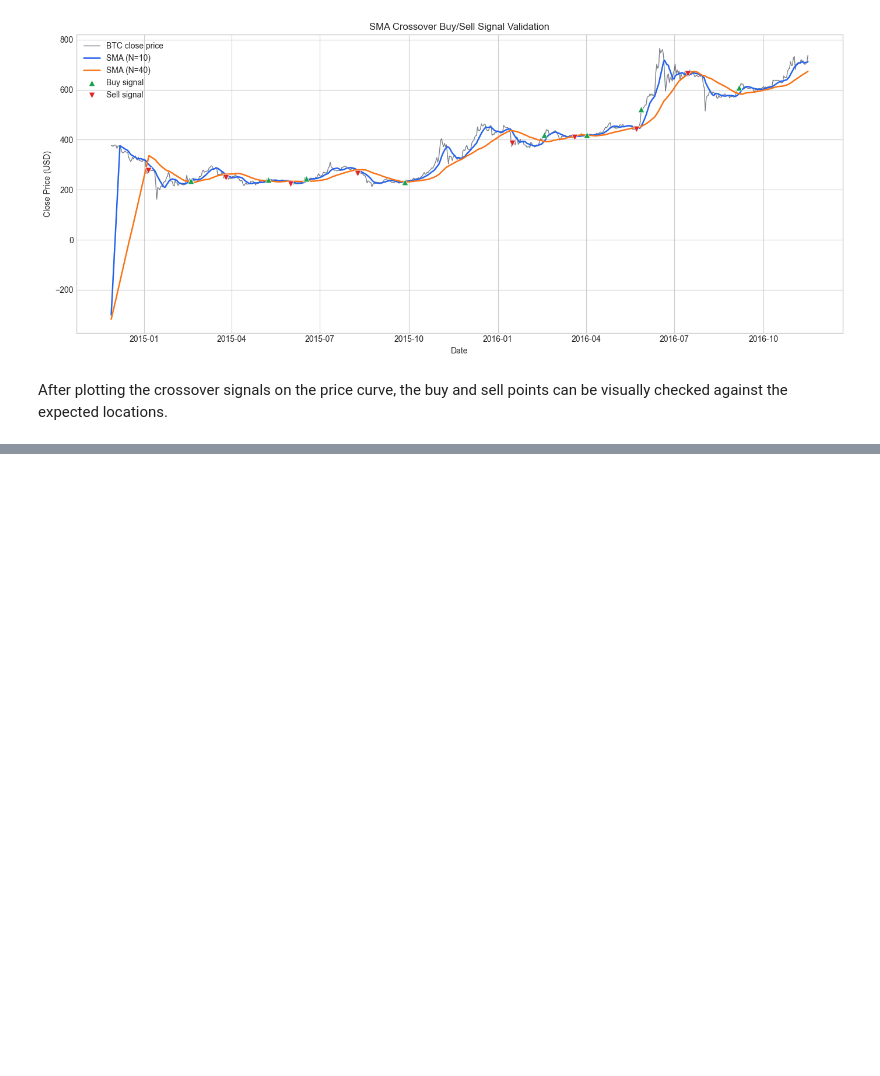
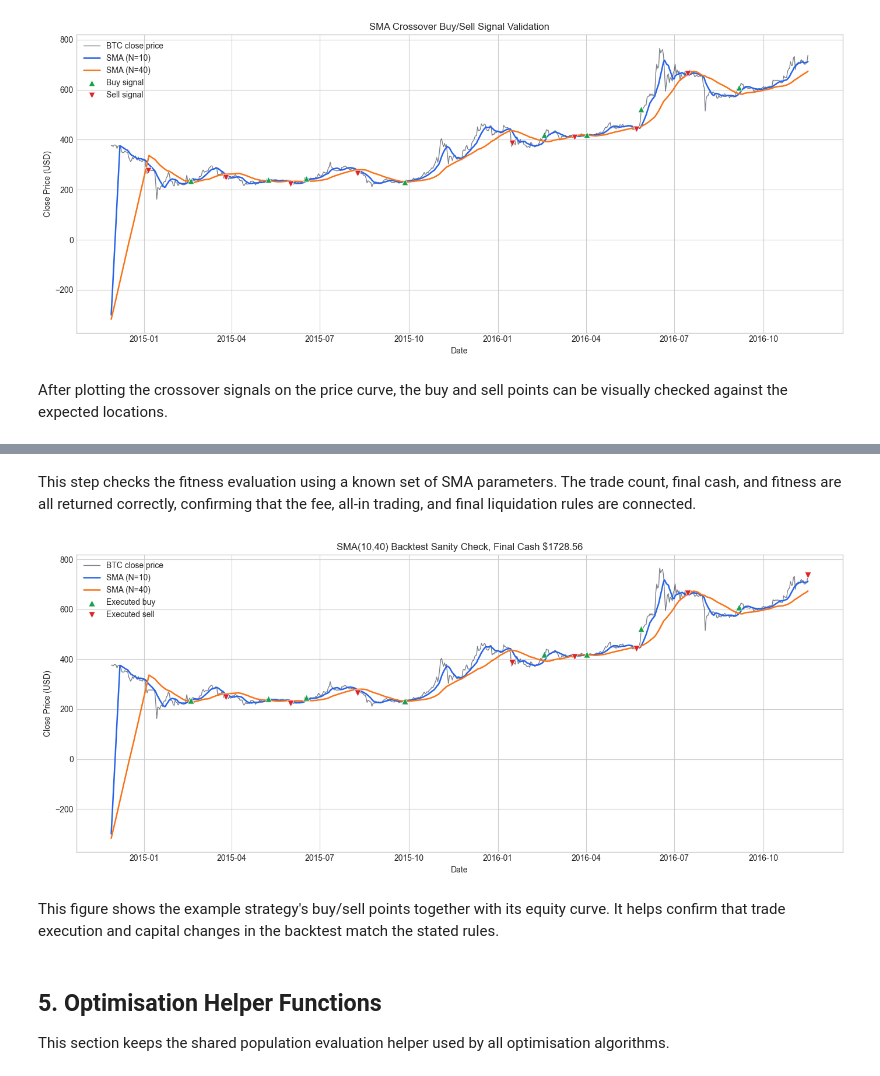
Before and after one commit to vneo-m/bitcoin-trading-optimization, a Jupyter notebook: bitcoin-trading-optimization.ipynb, the cells around one changed output, grey strips where cells are left out. Drawn from its saved outputs; the diff is of its cells as text; code cells hidden in the pictures; blank space fills up the shorter version.

Commit message:
add trading bot backtest

```diff
--- a/bitcoin-trading-optimization.ipynb
+++ b/bitcoin-trading-optimization.ipynb
@@ -315,0 +585,39 @@ After plotting the crossover signals on the price curve, the buy and sell points
+# %% [markdown]
+This step checks the fitness evaluation using a known set of SMA parameters. The trade count, final cash, and fitness are all returned correctly, confirming that the fee, all-in trading, and final liquidation rules are connected.
+# %%
+# Visual sanity check for the SMA(10,40) backtest on training data
+visual_points = 720
+visual_prices = train_data[:visual_points]
+visual_dates = train_prices.index[:visual_points]
+visual_high, visual_low = build_simple_signals(visual_prices, sma_10_40_simple)
+visual_fitness, visual_trades = evaluate_simple_bot(visual_prices, sma_10_40_simple, return_trades=True)
+
+buy_trade_indices = [trade["index"] for trade in visual_trades if trade["action"] == "buy"]
+sell_trade_indices = [trade["index"] for trade in visual_trades if trade["action"] in ["sell", "final_sell"]]
+
+fig, ax = plt.subplots(figsize=(14, 6))
+ax.plot(visual_dates, visual_prices, label="BTC close price", color="#111827", linewidth=1.0, alpha=0.55)
+ax.plot(visual_dates, visual_high, label="SMA (N=10)", color="#2563eb", linewidth=1.8)
+ax.plot(visual_dates, visual_low, label="SMA (N=40)", color="#f97316", linewidth=1.8)
+
+if buy_trade_indices:
+    ax.scatter(visual_dates[buy_trade_indices], visual_prices[buy_trade_indices], marker="^", s=65,
+               color="#16a34a", edgecolor="white", linewidth=0.6, label="Executed buy", zorder=5)
+if sell_trade_indices:
+    ax.scatter(visual_dates[sell_trade_indices], visual_prices[sell_trade_indices], marker="v", s=65,
+               color="#dc2626", edgecolor="white", linewidth=0.6, label="Executed sell", zorder=5)
+
+ax.set_title(f"SMA(10,40) Backtest Sanity Check, Final Cash ${visual_fitness:.2f}")
+ax.set_xlabel("Date")
+ax.set_ylabel("Close Price (USD)")
+ax.legend(loc="best")
+fig.tight_layout()
+plt.show()
+# %% [output]
+[figure, added]
+# %% [markdown]
+This figure shows the example strategy's buy/sell points together with its equity curve. It helps confirm that trade execution and capital changes in the backtest match the stated rules.
+# %% [markdown]
+## 5. Optimisation Helper Functions
+
+This section keeps the shared population evaluation helper used by all optimisation algorithms.
```
Also changed, not shown: parts of 14 cells of this notebook.
